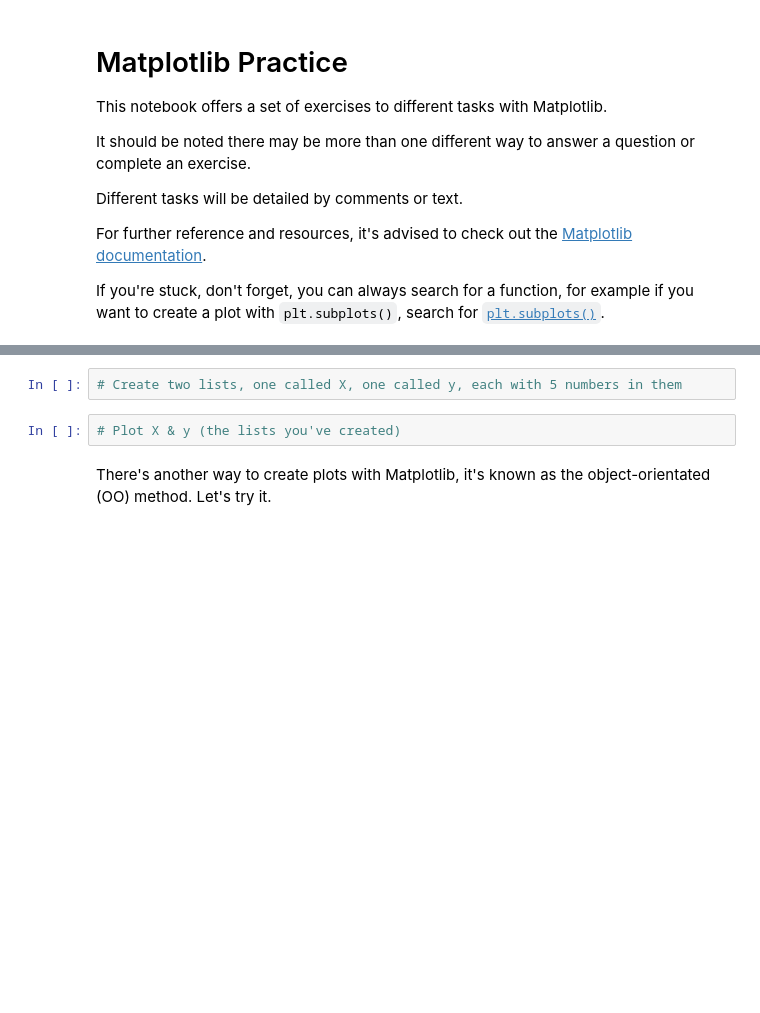
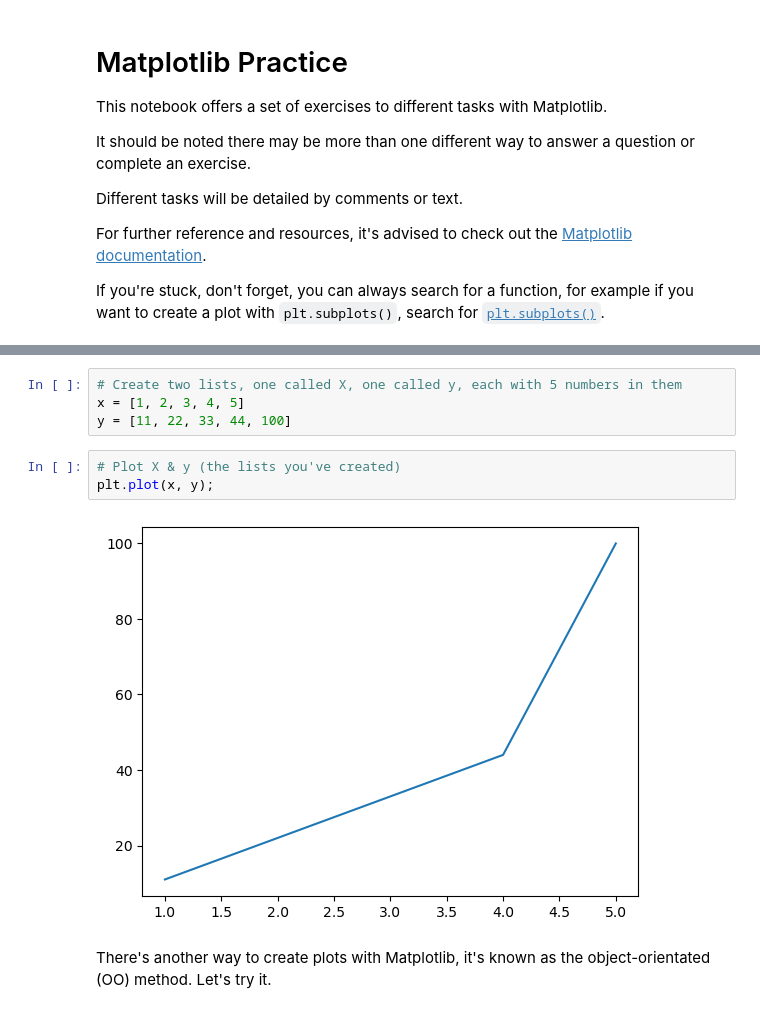
Before and after one commit to JonathaWRDCosta/ZTM-AI-ML-DataScience, a Jupyter notebook: sample_project/exercises/Matplotlib Practice/matplotlib-exercises.ipynb, the cells around one changed output, grey strips where cells are left out. Drawn from its saved outputs; the diff is of its cells as text; blank space fills up the shorter version.

```diff
--- a/sample_project/exercises/Matplotlib Practice/matplotlib-exercises.ipynb
+++ b/sample_project/exercises/Matplotlib Practice/matplotlib-exercises.ipynb
@@ -20,7 +33,12 @@ If you're stuck, don't forget, you can always search for a function, for example
 # %%
 # Create two lists, one called X, one called y, each with 5 numbers in them
+x = [1, 2, 3, 4, 5]
+y = [11, 22, 33, 44, 100]
 # %%
 # Plot X & y (the lists you've created)
+plt.plot(x, y);
+# %% [output]
+[figure, added]
 # %% [markdown]
 There's another way to create plots with Matplotlib, it's known as the object-orientated (OO) method. Let's try it.
 # %%
```
Also changed, not shown: parts of 45 cells of this notebook, 7 other files.
